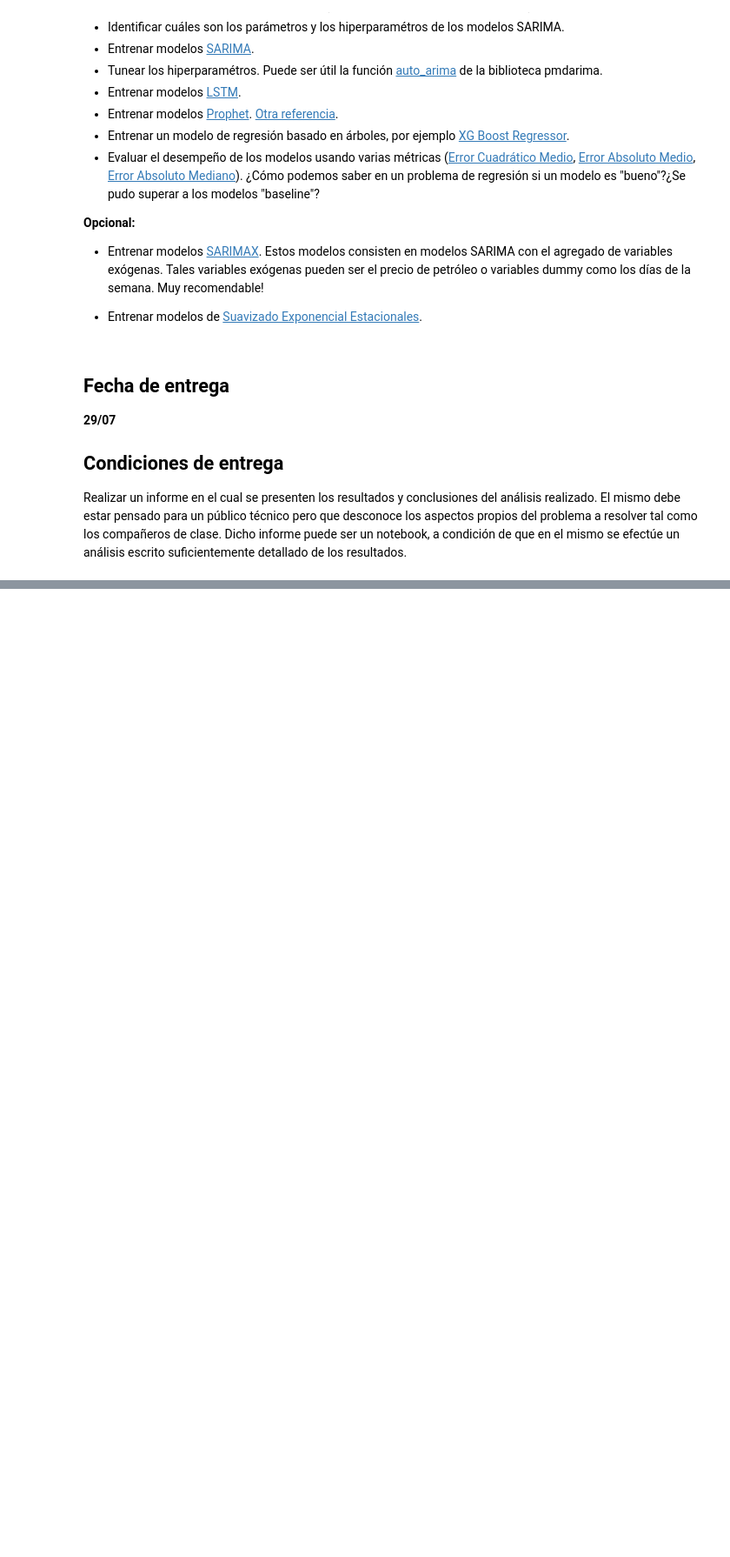
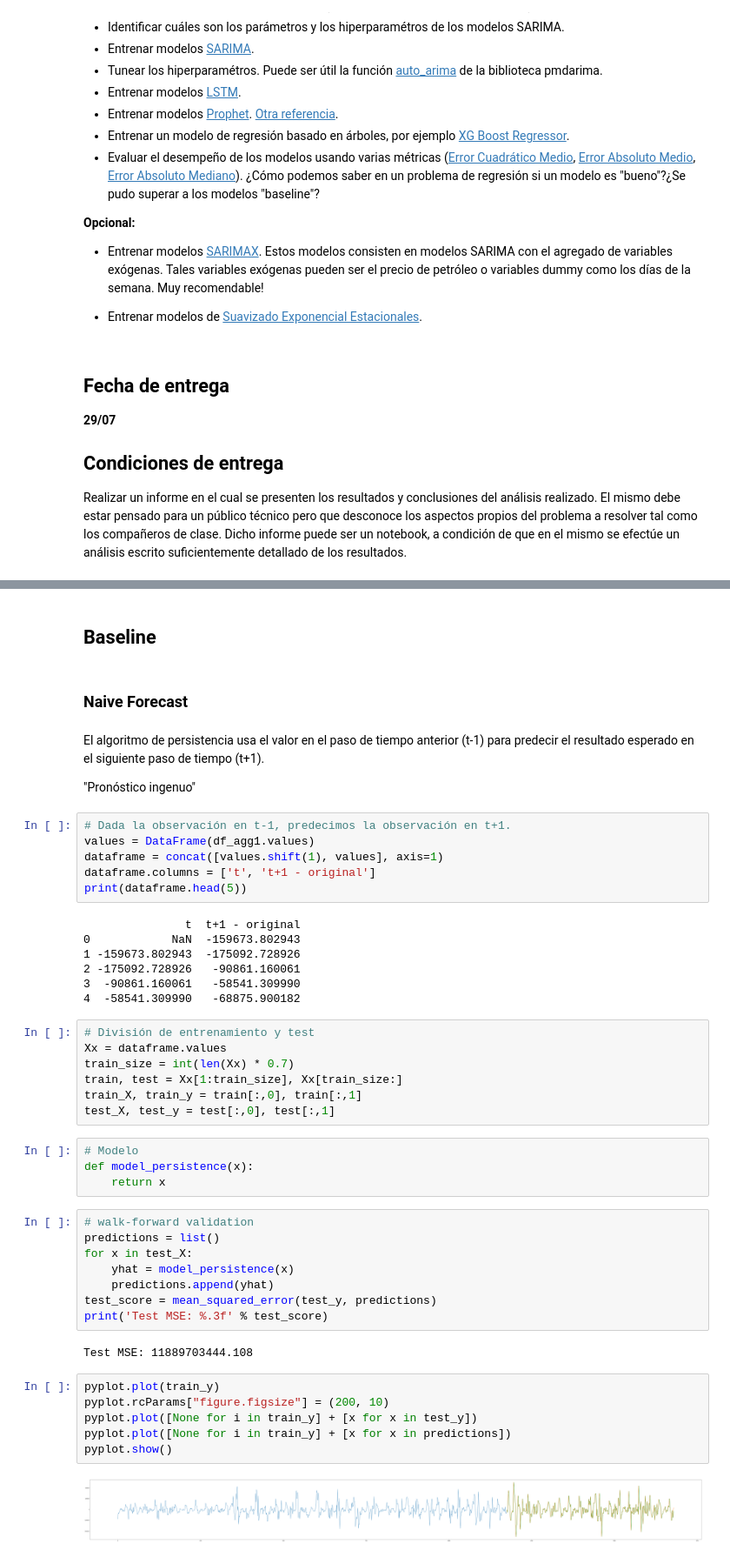
Before and after one commit to CHRISTIANDAGATTI/Mentoria_Series_Temporales, a Jupyter notebook: TP3_aprendizaje_supervisado.ipynb, the cells around one changed output, grey strips where cells are left out. Shown at 87% size. Saved outputs shown, nothing was run; the diff lists cells and outputs as text; blank space fills up the shorter version.

```diff
--- a/TP3_aprendizaje_supervisado.ipynb
+++ b/TP3_aprendizaje_supervisado.ipynb
@@ -147,0 +320,51 @@ Realizar un informe en el cual se presenten los resultados y conclusiones del an
+# %% [markdown]
+## **Baseline**
+# %% [markdown]
+### **Naive Forecast**
+# %% [markdown]
+El algoritmo de persistencia usa el valor en el paso de tiempo anterior (t-1) para predecir el resultado esperado en el siguiente paso de tiempo (t+1).
+
+
+"Pronóstico ingenuo"
+# %%
+# Dada la observación en t-1, predecimos la observación en t+1.
+values = DataFrame(df_agg1.values)
+dataframe = concat([values.shift(1), values], axis=1)
+dataframe.columns = ['t', 't+1 - original']
+print(dataframe.head(5))
+# %% [output]
+               t  t+1 - original
+0            NaN  -159673.802943
+1 -159673.802943  -175092.728926
+2 -175092.728926   -90861.160061
+3  -90861.160061   -58541.309990
+4  -58541.309990   -68875.900182
+# %%
+# División de entrenamiento y test
+Xx = dataframe.values
+train_size = int(len(Xx) * 0.7)
+train, test = Xx[1:train_size], Xx[train_size:]
+train_X, train_y = train[:,0], train[:,1]
+test_X, test_y = test[:,0], test[:,1]
+# %%
+# Modelo
+def model_persistence(x):
+	return x
+# %%
+# walk-forward validation
+predictions = list()
+for x in test_X:
+	yhat = model_persistence(x)
+	predictions.append(yhat)
+test_score = mean_squared_error(test_y, predictions)
+print('Test MSE: %.3f' % test_score)
+# %% [output]
+Test MSE: 11889703444.108
+# %%
+pyplot.plot(train_y)
+pyplot.rcParams["figure.figsize"] = (200, 10)
+pyplot.plot([None for i in train_y] + [x for x in test_y])
+pyplot.plot([None for i in train_y] + [x for x in predictions])
+pyplot.show()
+# %% [output]
+[figure, added]
```
Also changed, not shown: parts of 29 cells of this notebook.
